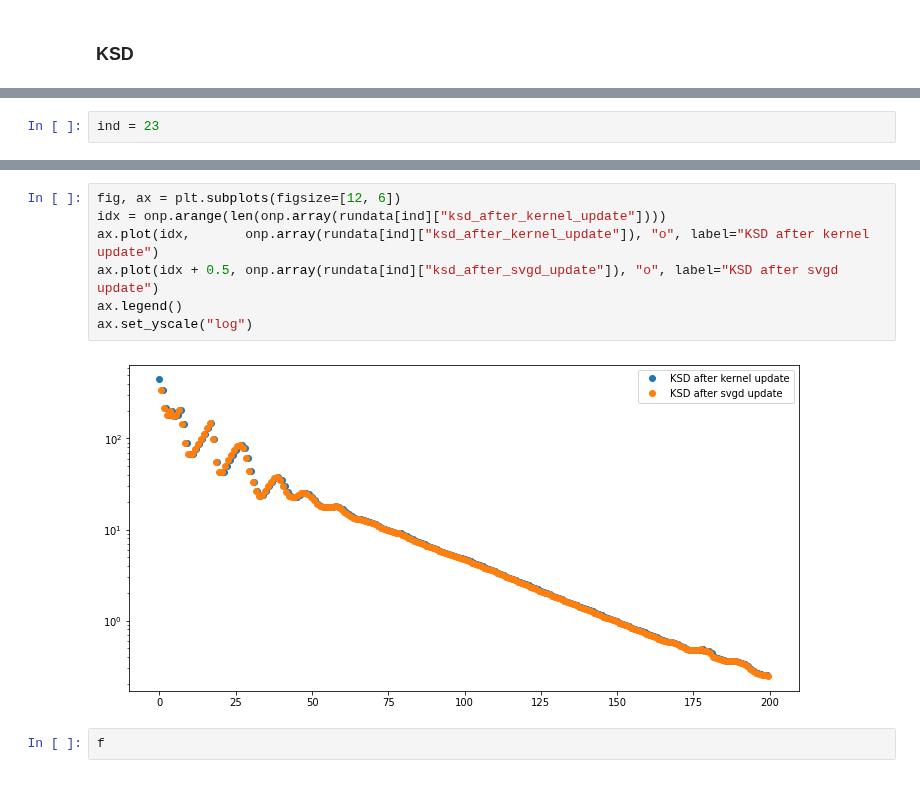
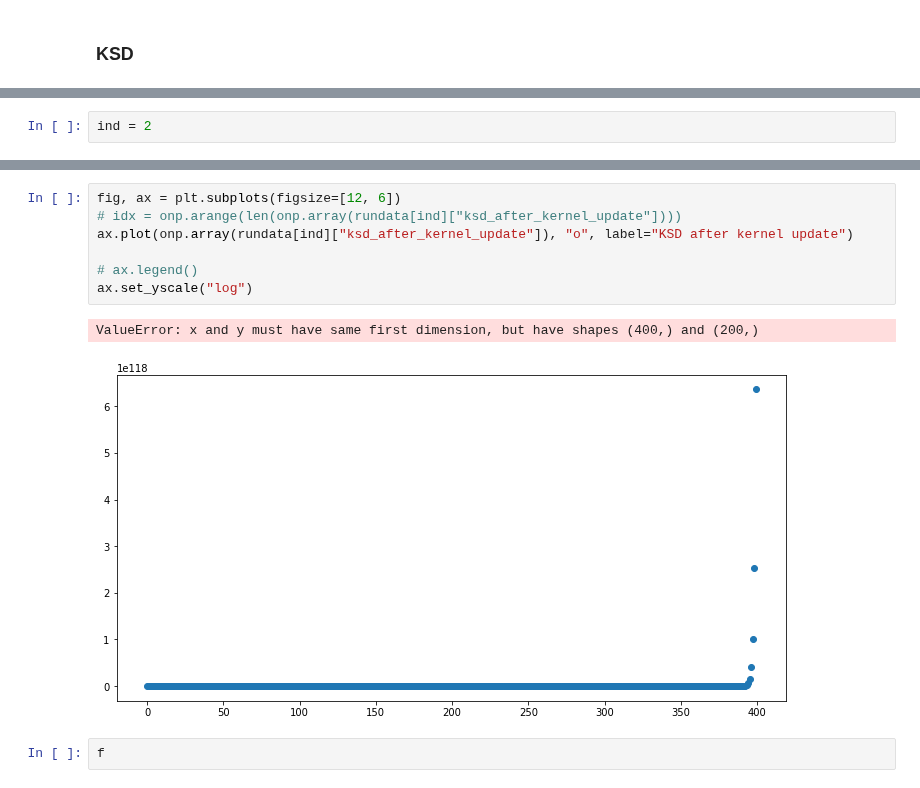
Before and after one commit to ratschlab/projects-2020-Neural-SVGD, a Jupyter notebook: notebooks/evaluating_experiments/two-dim-gaussian.ipynb, the cells around one changed output, grey strips where cells are left out. Saved outputs shown, nothing was run; the diff lists cells and outputs as text.

```diff
--- a/notebooks/evaluating_experiments/two-dim-gaussian.ipynb
+++ b/notebooks/evaluating_experiments/two-dim-gaussian.ipynb
@@ -165,2 +157,2 @@ odict_keys(['Interrupted because of NaN', 'ksd_after_kernel_update', 'ksd_after_
 # %%
-ind = 23
+ind = 2
@@ -167,12 +186,13 @@ ind = 23
 # %%
 fig, ax = plt.subplots(figsize=[12, 6])
-idx = onp.arange(len(onp.array(rundata[ind]["ksd_after_kernel_update"])))
-ax.plot(idx,       onp.array(rundata[ind]["ksd_after_kernel_update"]), "o", label="KSD after kernel update")
-ax.plot(idx + 0.5, onp.array(rundata[ind]["ksd_after_svgd_update"]), "o", label="KSD after svgd update")
-ax.legend()
+# idx = onp.arange(len(onp.array(rundata[ind]["ksd_after_kernel_update"])))
+ax.plot(onp.array(rundata[ind]["ksd_after_kernel_update"]), "o", label="KSD after kernel update")
+
+# ax.legend()
 ax.set_yscale("log")
 # %% [output]
+ValueError: x and y must have same first dimension, but have shapes (400,) and (200,)
-[figure, old version]
+[figure, new version]
 # %%
 f
 # %% [output]
```
Also changed, not shown: parts of 11 cells of this notebook, 8 other files.
